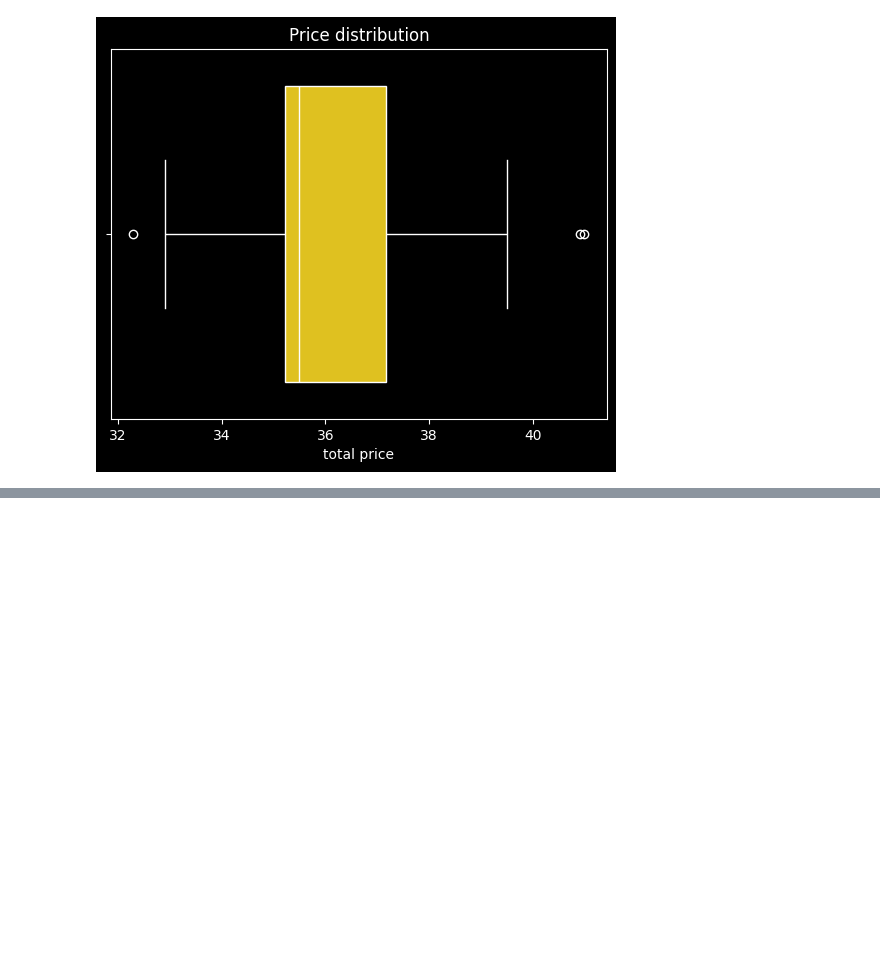
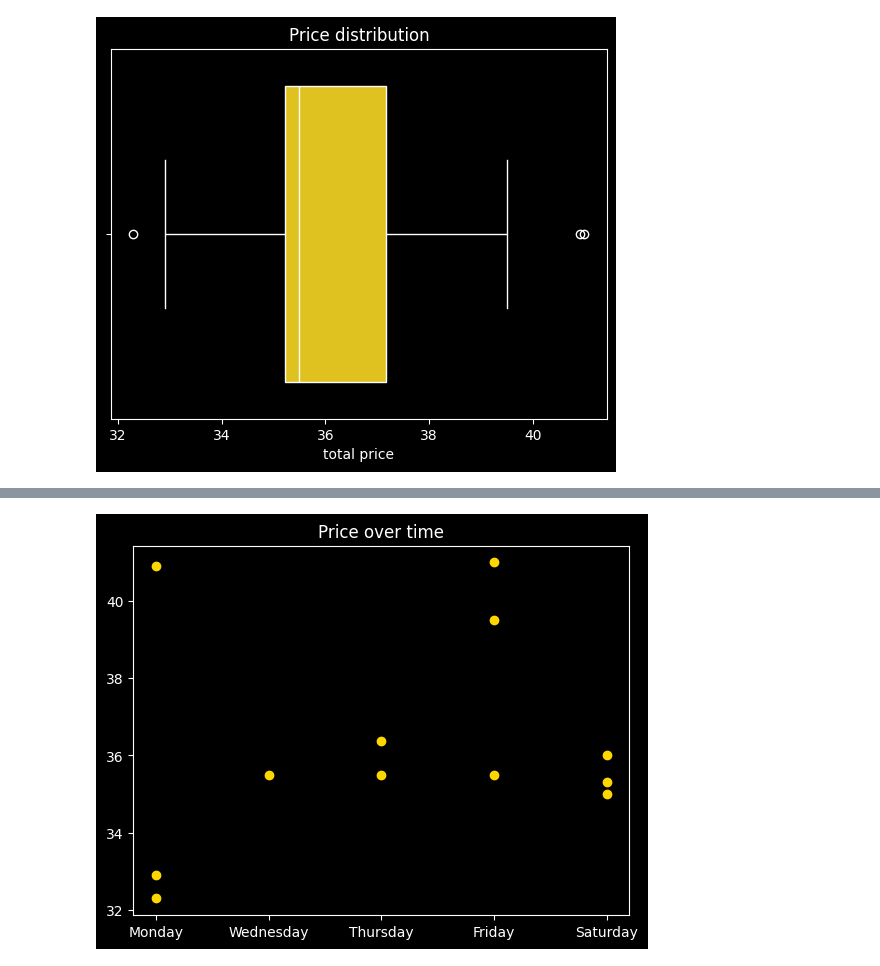
Before and after one commit to gerritnowald/ebay_analysis, a Jupyter notebook: analysis.ipynb, the cells around one changed output, grey strips where cells are left out. Drawn from its saved outputs; the diff is of its cells as text; code cells hidden in the pictures; blank space fills up the shorter version.

Commit message:
price over time

```diff
--- a/analysis.ipynb
+++ b/analysis.ipynb
@@ -66,4 +67,12 @@ plt.title('Price distribution depending on offer')
 [figure]
+# %%
+plt.plot(df['weekday'], df['total price'], 'o', color = 'gold')
+plt.gca().invert_xaxis()
+plt.title('Price over time')
+
+# plt.savefig('price_time.png', dpi=300, transparent = True)
+# %% [output]
+[figure, added]
 # %%
 sns.boxplot(x='total price', y='weekday', data=df, color='gold', linecolor='white', )
 plt.gca().invert_yaxis()
```
Also changed, not shown: parts of 6 cells of this notebook.
